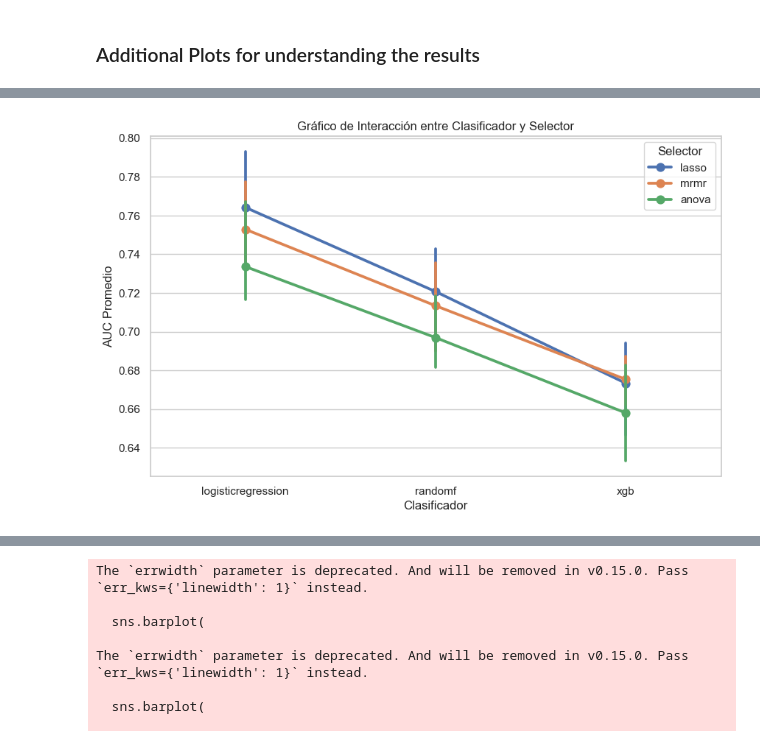
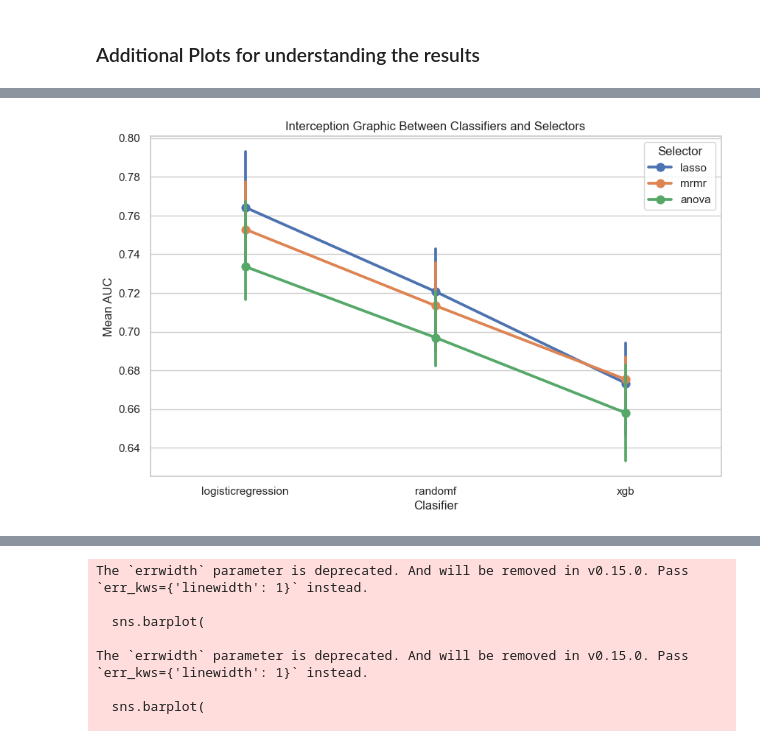
Before and after one commit to laiacoronas/predicting_immunotherapy_response, a Jupyter notebook: plot_resultsradiomics.ipynb, the cells around one changed output, grey strips where cells are left out. Cells and saved outputs as stored; diff of their text form; code cells hidden in the pictures.

```diff
--- a/plot_resultsradiomics.ipynb
+++ b/plot_resultsradiomics.ipynb
@@ -213,12 +217,12 @@ plt.show()
 # %%
-# 5. Gráfico de Interacción
-# Seleccionamos un par de variables para la interacción, por ejemplo, 'classifier' y 'selector'
+# Interception Graphic
+# we want the intercept between the classifiers and selectors
 plt.figure(figsize=(10, 6))
 sns.pointplot(x='classifier', y='average_auc', hue='selector', data=df)
-plt.title('Gráfico de Interacción entre Clasificador y Selector')
-plt.ylabel('AUC Promedio')
-plt.xlabel('Clasificador')
+plt.title('Interception Graphic Between Classifiers and Selectors')
+plt.ylabel('Mean AUC')
+plt.xlabel('Clasifier')
 plt.legend(title='Selector')
 plt.show()
 # %% [output]
-[figure, old version]
+[figure, new version]
```
Also changed, not shown: parts of 7 cells of this notebook.
